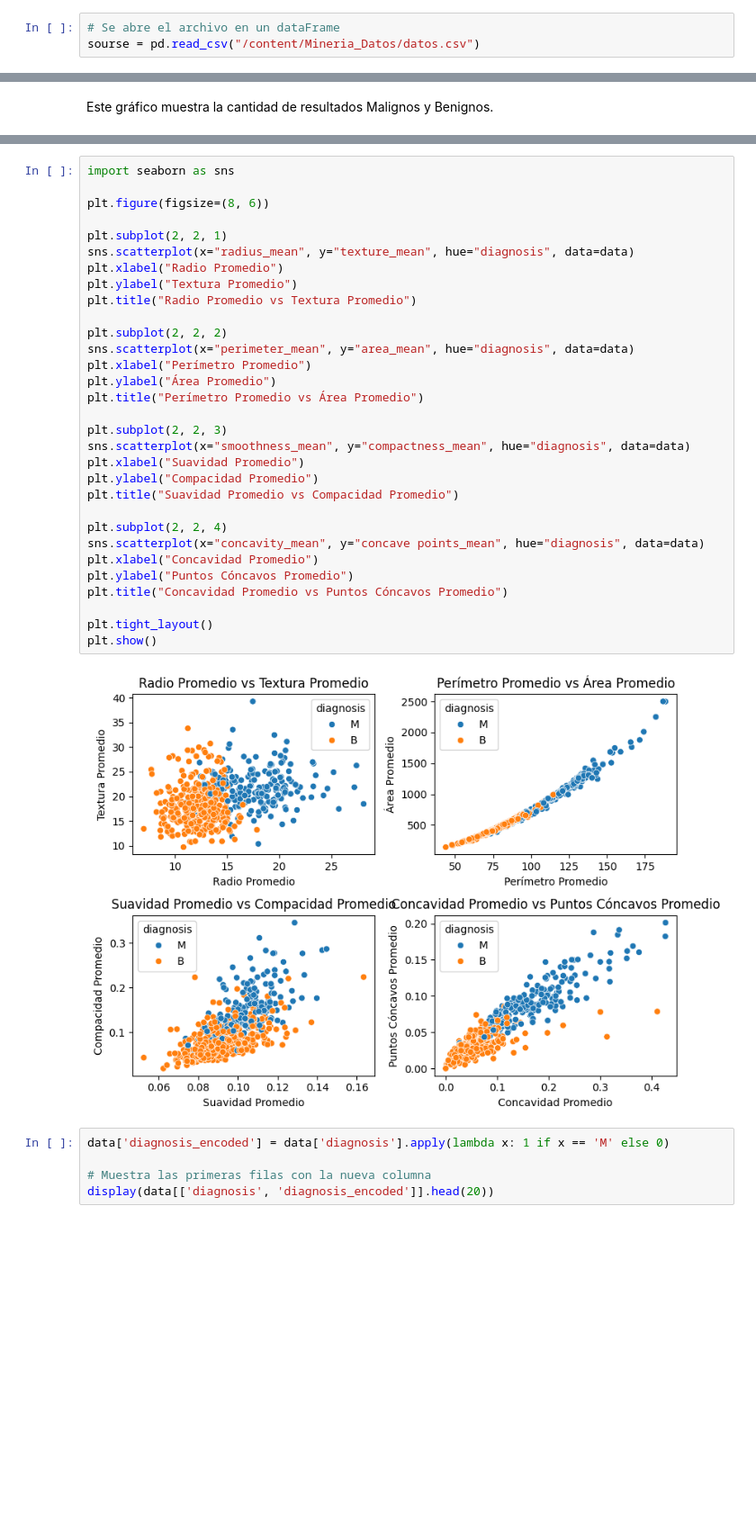
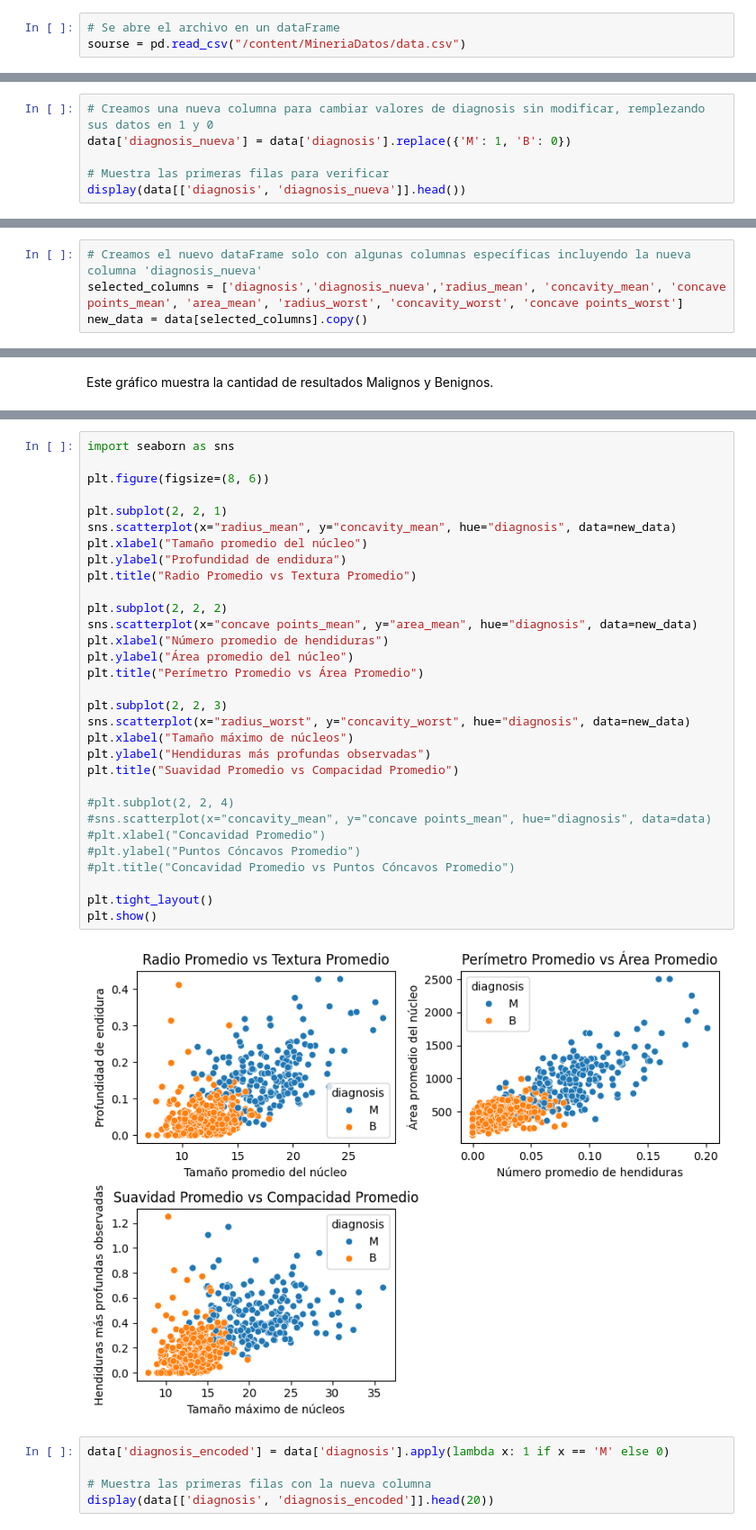
Before and after one commit to Mcps40/Dunder, a Jupyter notebook: data_Cancer.ipynb, the cells around one changed output, grey strips where cells are left out. Shown: that part at 90% size. Cells and saved outputs as stored; diff of their text form; blank space fills up the shorter version.

```diff
--- a/data_Cancer.ipynb
+++ b/data_Cancer.ipynb
@@ -8,7 +8,7 @@ from IPython.display import display
 from  PIL import Image
 # %%
 # Se abre el archivo en un dataFrame
-sourse = pd.read_csv("/content/Mineria_Datos/datos.csv")
+sourse = pd.read_csv("/content/MineriaDatos/data.csv")
 # %%
 # Se realiza copia de los datos en otro daraFrame para no modificar el archivo original
 data = sourse
@@ -154,0 +172,6 @@ Un valor alto indica que hay núcleos con formas muy asimétricas, lo que puede
+# %%
+# Creamos una nueva columna para cambiar valores de diagnosis sin modificar, remplezando sus datos en 1 y 0
+data['diagnosis_nueva'] = data['diagnosis'].replace({'M': 1, 'B': 0})
+
+# Muestra las primeras filas para verificar
+display(data[['diagnosis', 'diagnosis_nueva']].head())
@@ -155 +185,5 @@ Un valor alto indica que hay núcleos con formas muy asimétricas, lo que puede
+# %%
+# Creamos el nuevo dataFrame solo con algunas columnas específicas incluyendo la nueva columna 'diagnosis_nueva'
+selected_columns = ['diagnosis','diagnosis_nueva','radius_mean', 'concavity_mean', 'concave points_mean', 'area_mean', 'radius_worst', 'concavity_worst', 'concave points_worst']
+new_data = data[selected_columns].copy()
 # %%
@@ -408,36 +375,36 @@ np.float64(19.289648506151142)
 # %%
 import seaborn as sns
 
 plt.figure(figsize=(8, 6))
 
 plt.subplot(2, 2, 1)
-sns.scatterplot(x="radius_mean", y="texture_mean", hue="diagnosis", data=data)
-plt.xlabel("Radio Promedio")
-plt.ylabel("Textura Promedio")
+sns.scatterplot(x="radius_mean", y="concavity_mean", hue="diagnosis", data=new_data)
+plt.xlabel("Tamaño promedio del núcleo")
+plt.ylabel("Profundidad de endidura")
 plt.title("Radio Promedio vs Textura Promedio")
 
 plt.subplot(2, 2, 2)
-sns.scatterplot(x="perimeter_mean", y="area_mean", hue="diagnosis", data=data)
-plt.xlabel("Perímetro Promedio")
-plt.ylabel("Área Promedio")
+sns.scatterplot(x="concave points_mean", y="area_mean", hue="diagnosis", data=new_data)
+plt.xlabel("Número promedio de hendiduras")
+plt.ylabel("Área promedio del núcleo")
 plt.title("Perímetro Promedio vs Área Promedio")
 
 plt.subplot(2, 2, 3)
-sns.scatterplot(x="smoothness_mean", y="compactness_mean", hue="diagnosis", data=data)
-plt.xlabel("Suavidad Promedio")
-plt.ylabel("Compacidad Promedio")
+sns.scatterplot(x="radius_worst", y="concavity_worst", hue="diagnosis", data=new_data)
+plt.xlabel("Tamaño máximo de núcleos")
+plt.ylabel("Hendiduras más profundas observadas")
 plt.title("Suavidad Promedio vs Compacidad Promedio")
 
-plt.subplot(2, 2, 4)
-sns.scatterplot(x="concavity_mean", y="concave points_mean", hue="diagnosis", data=data)
-plt.xlabel("Concavidad Promedio")
-plt.ylabel("Puntos Cóncavos Promedio")
-plt.title("Concavidad Promedio vs Puntos Cóncavos Promedio")
+#plt.subplot(2, 2, 4)
+#sns.scatterplot(x="concavity_mean", y="concave points_mean", hue="diagnosis", data=data)
+#plt.xlabel("Concavidad Promedio")
+#plt.ylabel("Puntos Cóncavos Promedio")
+#plt.title("Concavidad Promedio vs Puntos Cóncavos Promedio")
 
 plt.tight_layout()
 plt.show()
 # %% [output]
-[figure, old version]
+[figure, new version]
 # %%
 data['diagnosis_encoded'] = data['diagnosis'].apply(lambda x: 1 if x == 'M' else 0)
 
```
Also changed, not shown: parts of 21 cells of this notebook.
